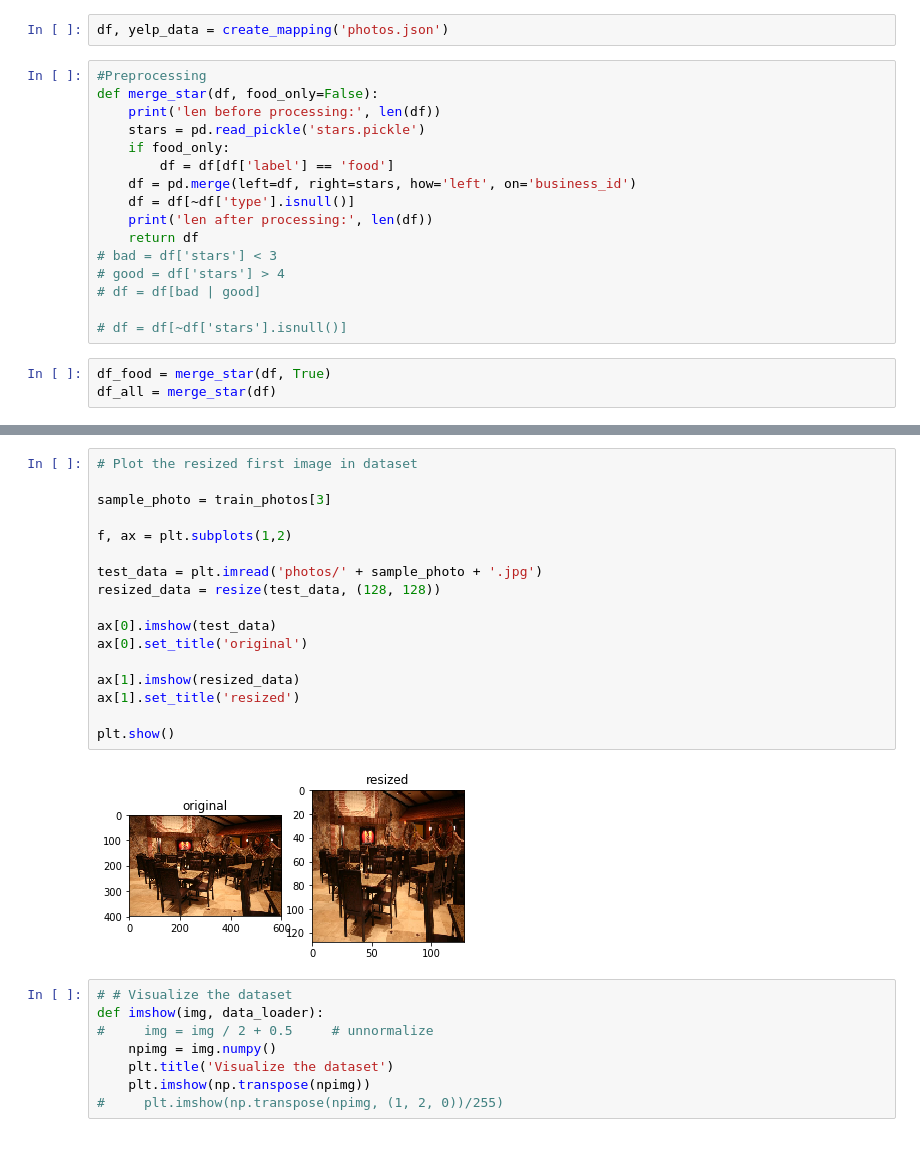
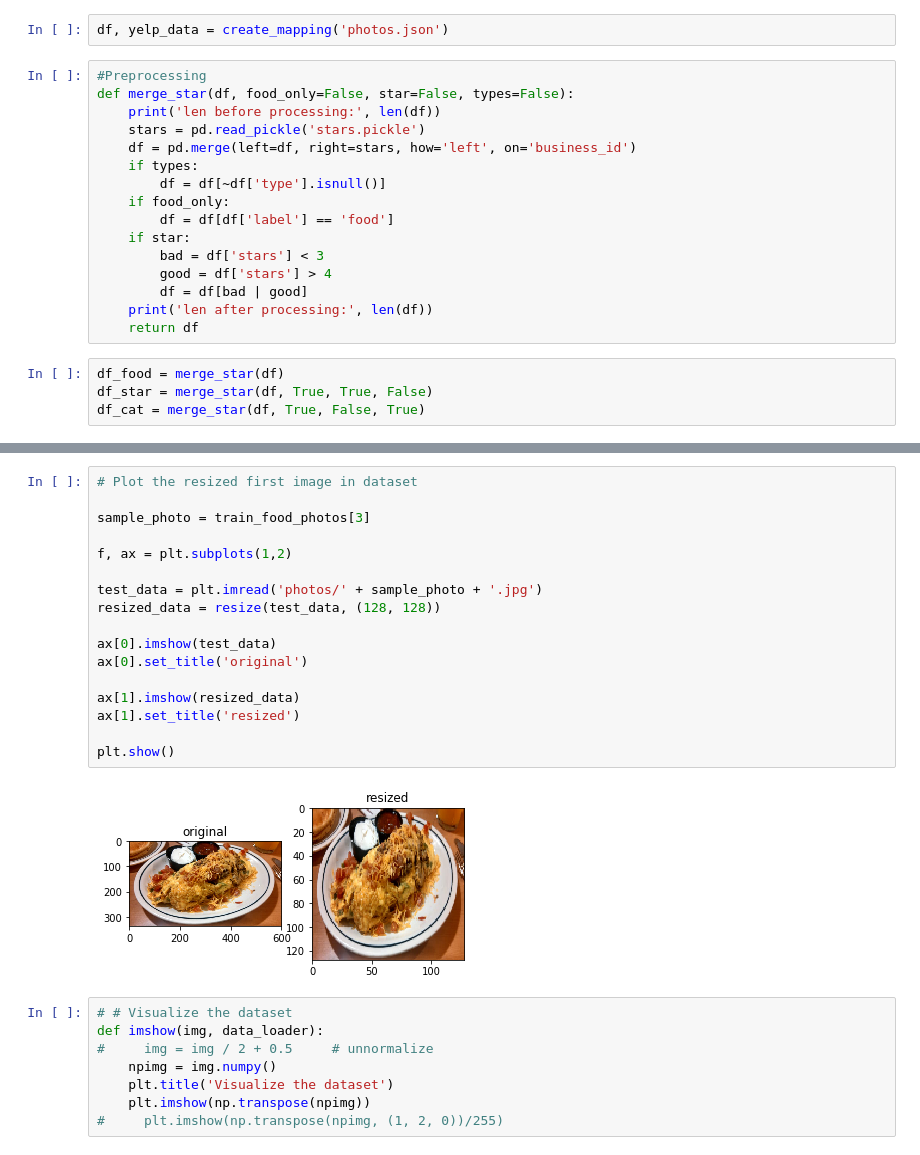
Before and after one commit to EddieYT/519projecct, a Jupyter notebook: CNN_v5-1.ipynb, the cells around one changed output, grey strips where cells are left out. Cells and saved outputs as stored; diff of their text form.

Commit message:
Refactored merge_star method and updated related codes

```diff
--- a/CNN_v5-1.ipynb
+++ b/CNN_v5-1.ipynb
@@ -289,21 +295,22 @@ def test_accuracy(net, test_loader):
 df, yelp_data = create_mapping('photos.json')
 # %%
 #Preprocessing
-def merge_star(df, food_only=False):
+def merge_star(df, food_only=False, star=False, types=False):
     print('len before processing:', len(df))
     stars = pd.read_pickle('stars.pickle')
+    df = pd.merge(left=df, right=stars, how='left', on='business_id')
+    if types:
+        df = df[~df['type'].isnull()]
     if food_only:
         df = df[df['label'] == 'food']
-    df = pd.merge(left=df, right=stars, how='left', on='business_id')
-    df = df[~df['type'].isnull()]
+    if star:
+        bad = df['stars'] < 3
+        good = df['stars'] > 4
+        df = df[bad | good]
     print('len after processing:', len(df))
     return df
-# bad = df['stars'] < 3
-# good = df['stars'] > 4
-# df = df[bad | good]
-
-# df = df[~df['stars'].isnull()]
 # %%
-df_food = merge_star(df, True)
-df_all = merge_star(df)
+df_food = merge_star(df)
+df_star = merge_star(df, True, True, False)
+df_cat = merge_star(df, True, False, True)
 # %% [output]
@@ -350,22 +362,22 @@ plt.show()
 # %%
 # Plot the resized first image in dataset
 
-sample_photo = train_photos[3]
+sample_photo = train_food_photos[3]
 
 f, ax = plt.subplots(1,2)
 
 test_data = plt.imread('photos/' + sample_photo + '.jpg')
 resized_data = resize(test_data, (128, 128))
 
 ax[0].imshow(test_data)
 ax[0].set_title('original')
 
 ax[1].imshow(resized_data)
 ax[1].set_title('resized')
 
 plt.show()
 # %% [output]
-[figure, old version]
+[figure, new version]
 # %%
 # # Visualize the dataset
 def imshow(img, data_loader):
```
Also changed, not shown: parts of 27 cells of this notebook.
